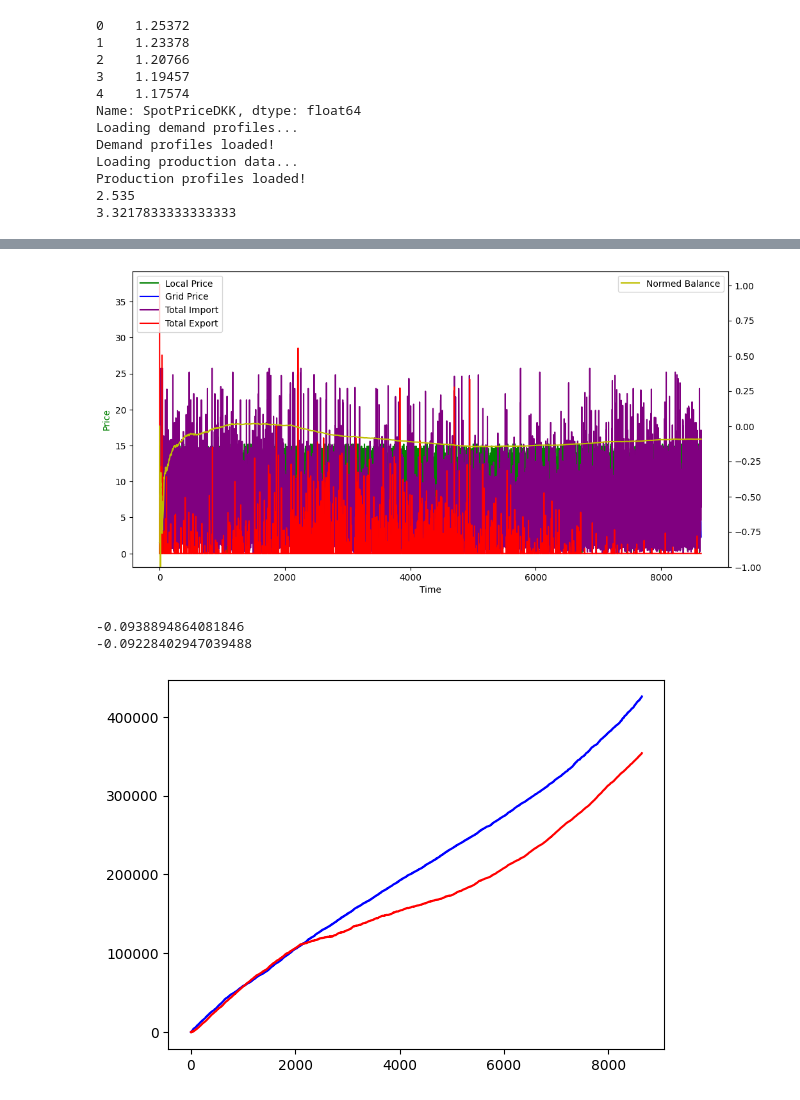
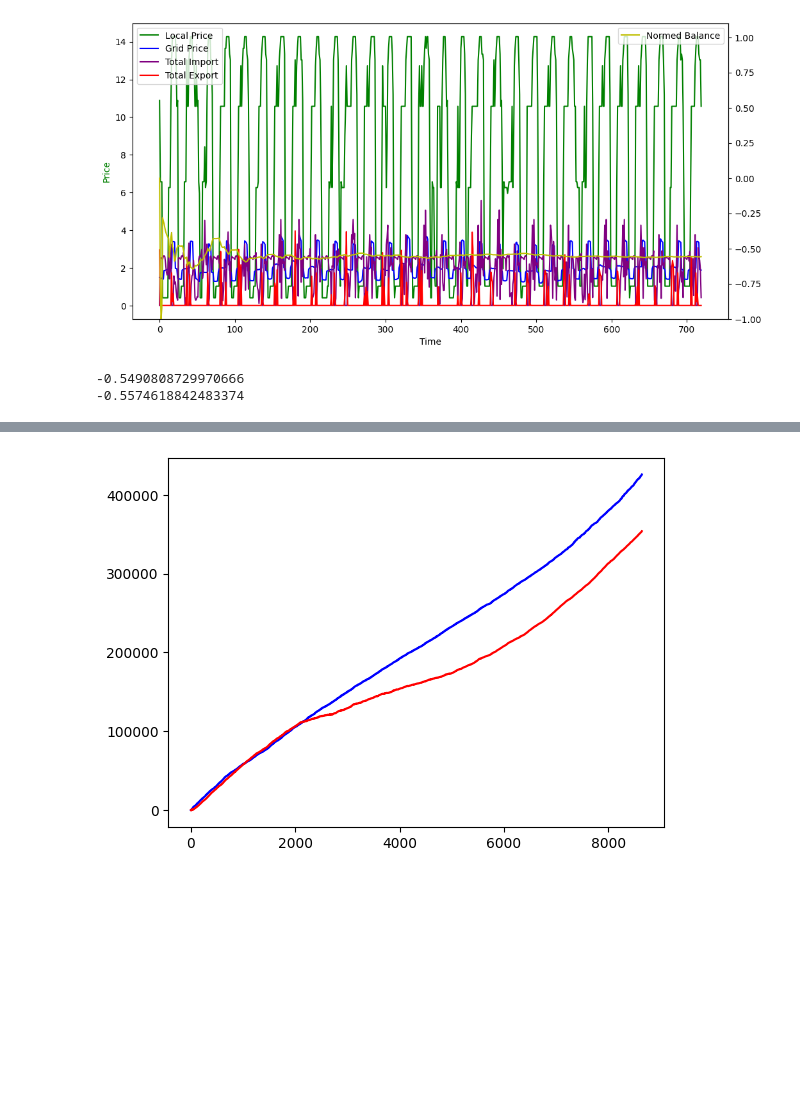
Before and after one commit to antonhlenander/CommunityFlex, a Jupyter notebook: plotting_balanceonly.ipynb, the cells around one changed output, grey strips where cells are left out. Saved outputs shown, nothing was run; the diff lists cells and outputs as text; code cells hidden in the pictures; blank space fills up the shorter version.

```diff
--- a/plotting_balanceonly.ipynb
+++ b/plotting_balanceonly.ipynb
@@ -4,7 +4,7 @@ import cloudpickle
 import numpy as np
 from datamanager import DataManager
 
-path = "output/flex_multi_combined/results.pkl"
+path = "output/new_multi_2/results.pkl"
 outputfolder = path
 with open(path, "rb") as file:
     results = cloudpickle.load(file)
@@ -27,48 +27,39 @@ for rollout in results:
     norm_balance += list(rollout.metrics["cm/normed_balance"])
     prices += list(rollout.metrics["env/current_price"])
 
-    start = 40*30*6
-    end = start + 48*7
+    start = 0
+    end = start + 48*30
 
     total_import = total_import[start+1:end+1:2]
     total_export = total_export[start+1:end+1:2]
     prosumers_loss = prosumers_loss[start:end:2]
     mediator_loss = mediator_loss[start:end:2]
     norm_balance = norm_balance[start:end:2]
     grid_price = grid_price[start:end:2]
     prices = prices[start:end:2]
 
 
     fig, ax1 = plt.subplots(figsize=(12, 6))
     ax2 = ax1.twinx()
     ax1.plot(prices, 'g-', label="Local Price")
     ax1.plot(grid_price, 'b-', label="Grid Price")
     ax1.plot(total_import, color="purple", label="Total Import")
     ax1.plot(total_export, color="red", label="Total Export")
     ax2.plot(norm_balance, 'y-', label="Normed Balance")
     #ax2.plot(prosumers_loss, 'r-', label="prosumers loss")
     #ax2.plot(total_export, 'k-', label="Total Export")
     ax2.set_ylim(-1, 1.1)
     #ax1.set_ylim(0, 8)
     ax1.set_xlabel('Time')
     ax1.set_ylabel('Price', color='g')
     ax1.legend(loc='upper left')
     ax2.legend(loc='upper right')
     plt.show()
 
     print(np.mean(norm_balance))
     print(norm_balance[len(norm_balance)-1])
     print()
 # %% [output]
+[figure, new version]
-0    1.25372
-1    1.23378
-2    1.20766
-3    1.19457
-4    1.17574
-Name: SpotPriceDKK, dtype: float64
-Loading demand profiles...
-Demand profiles loaded!
-Loading production data...
-Production profiles loaded!
-2.535
-3.3217833333333333
+-0.5490808729970666
+-0.5574618842483374
@@ -78,6 +67,3 @@ Production profiles loaded!
-[figure, old version]
--0.0938894864081846
--0.09228402947039488
 # %%
 plt.plot(mediator_loss, color='blue')
 plt.plot(prosumers_loss, color='red')
```
Also changed, not shown: parts of 1 cell of this notebook, 5 other files.
